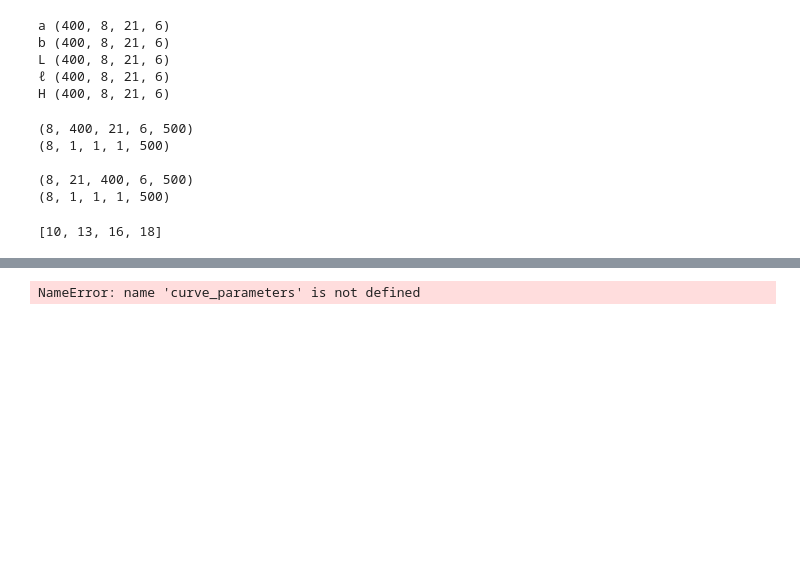
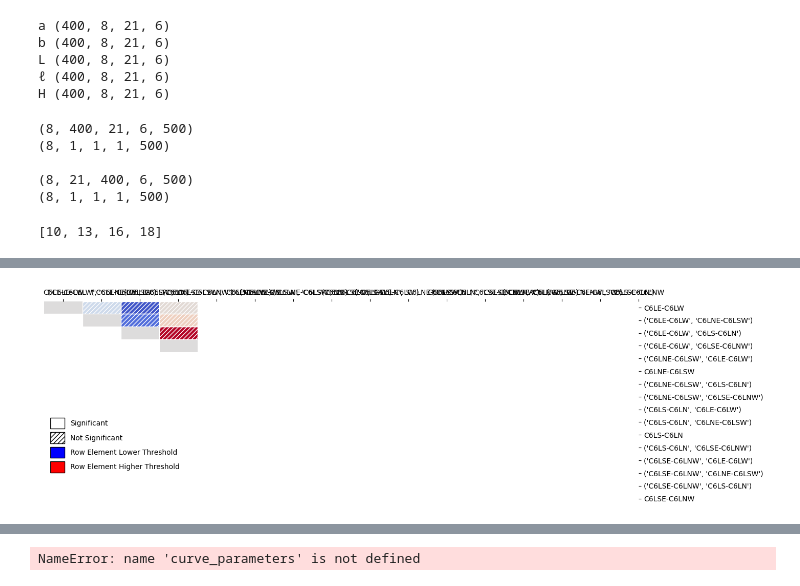
Before and after one commit to hbmep/rat-mapping, a Jupyter notebook: notebooks/L_CIRC/v3_selectivity.ipynb, the cells around one changed output, grey strips where cells are left out. Cells and saved outputs as stored; diff of their text form; code cells hidden in the pictures; blank space fills up the shorter version.

Commit message:
BvS threshold analysis

```diff
--- a/notebooks/L_CIRC/v3_selectivity.ipynb
+++ b/notebooks/L_CIRC/v3_selectivity.ipynb
@@ -384,59 +396,61 @@ means = []
 lab = []
 labels = []
 graph_vals = []
 
 for pos_ind_one, p_one in enumerate(filt_positions):
     for pos_ind_two, p_two in enumerate(filt_positions):
         if pos_ind_one == pos_ind_two:
             pvalues.append(0)
             means.append(0)
             labels.append(p_one)
             graph_vals.append((np.array(list(a[2] for a in area_list if a[1] == p_one)).mean()))
             continue
         group_one = np.array(list(a[2] for a in area_list if a[1] == p_one))
         group_two = np.array(list(a[2] for a in area_list if a[1] == p_two))
         ttest = stats.ttest_rel(group_one, group_two, alternative='two-sided')
         pvalues.append(ttest.pvalue)
         ci = ttest.confidence_interval(.95)
         # pvalues.append((p_one, p_two, f"{stats.ttest_rel(group_one, group_two, alternative='two-sided')[1]}"))
         t = group_one - group_two
         means.append(t.mean())
         labels.append((p_one, p_two))
 
 pvalues = np.array(pvalues)
-# pvalues = pvalues.reshape(4,4)
+pvalues = pvalues.reshape(4,4)
 
 means = np.array(means)
-# means = means.reshape(4,4)
+means = means.reshape(4,4)
 
-# lab = lab.reshape(4,4)
-# unique_pvalues = set(tuple(sorted(t)) for t in pvalues)
 
-# mask = np.tril(np.ones_like(means), k=-1)
-# # mask = np.tril(np.ones_like(mask), k=-1)
-# plt.figure(figsize=(15, 5))
-# ax =sns.heatmap(means, xticklabels= labels, annot = lab, yticklabels= labels, mask = mask, fmt = "", cbar = False,center = 0, cmap = "coolwarm")
+unique_pvalues = set(tuple(sorted(t)) for t in pvalues)
 
-# hatch_mask = pvalues > 0.1
-# handles = []
+mask = np.tril(np.ones_like(means), k=-1)
+# mask = np.tril(np.ones_like(mask), k=-1)
+plt.figure(figsize=(15, 5))
+ax =sns.heatmap(means, xticklabels= labels, yticklabels= labels, mask = mask, fmt = "", cbar = False,center = 0, cmap = "coolwarm")
 
-# for i in range (pvalues.shape[0]):
-#   for j in range(pvalues.shape[1]):
-#       if hatch_mask[i, j]:
-#         ax.add_patch(plt.Rectangle((j, i), 1, 1, fill=False, hatch='////', edgecolor='white'))
-# handles.append(plt.Rectangle((0, 0), 0, 0, color='white', ec='black',
-#                     hatch='', label="Significant"))
-# handles.append(plt.Rectangle((0, 0), 0, 0, color='white', ec='black',
-#                     hatch='////', label="Not Significant"))
-# handles.append(plt.Rectangle((0, 0), 0, 0, color='blue', ec='black',
-#                     hatch='', label="Row Element Lower Threshold"))
-# handles.append(plt.Rectangle((0, 0), 0, 0, color='Red', ec='black',
-#                     hatch='', label="Row Element Higher Threshold"))
-# ax.legend(handles=handles, loc='lower left', bbox_to_anchor=(0, .1),
-#           handlelength=2, handleheight=2, frameon=False)
-# ax.tick_params(left= False,labelleft = False, bottom= False,labelbottom= False,right=True, top=True, labelright=True, labeltop=True, labelrotation=0)
+hatch_mask = pvalues > 0.1
+handles = []
 
-# ax.yaxis.tick_right()
-# plt.show()
+for i in range (pvalues.shape[0]):
+  for j in range(pvalues.shape[1]):
+      if hatch_mask[i, j]:
+        ax.add_patch(plt.Rectangle((j, i), 1, 1, fill=False, hatch='////', edgecolor='white'))
+handles.append(plt.Rectangle((0, 0), 0, 0, color='white', ec='black',
+                    hatch='', label="Significant"))
+handles.append(plt.Rectangle((0, 0), 0, 0, color='white', ec='black',
+                    hatch='////', label="Not Significant"))
+handles.append(plt.Rectangle((0, 0), 0, 0, color='blue', ec='black',
+                    hatch='', label="Row Element Lower Threshold"))
+handles.append(plt.Rectangle((0, 0), 0, 0, color='Red', ec='black',
+                    hatch='', label="Row Element Higher Threshold"))
+ax.legend(handles=handles, loc='lower left', bbox_to_anchor=(0, .1),
+          handlelength=2, handleheight=2, frameon=False)
+ax.tick_params(left= False,labelleft = False, bottom= False,labelbottom= False,right=True, top=True, labelright=True, labeltop=True, labelrotation=0)
+
+ax.yaxis.tick_right()
+plt.show()
+# %% [output]
+[figure, added]
 # %%
 area_list
```
Also changed, not shown: parts of 7 cells of this notebook, 2 other files.
